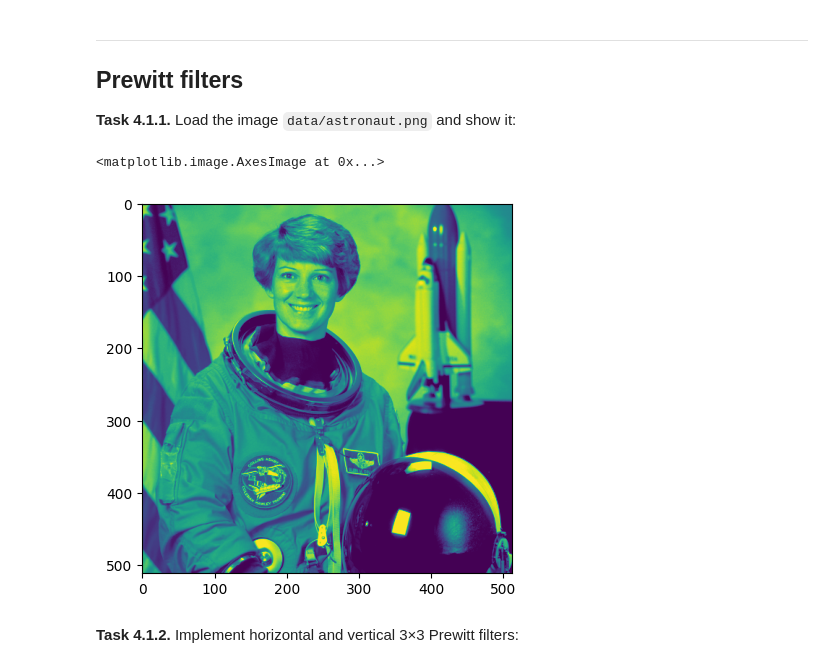
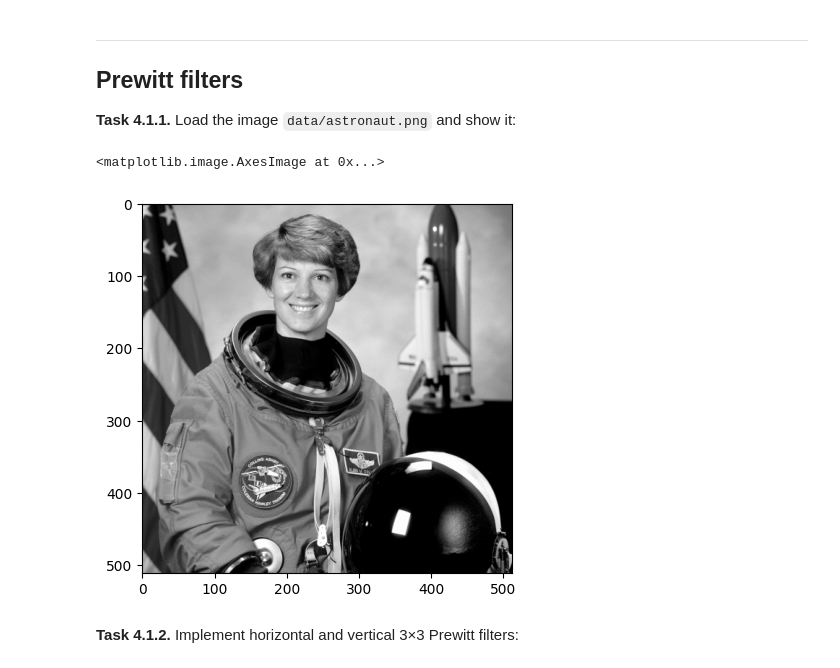
Before and after one commit to alisametbinici/mobi-fs3-python, a Jupyter notebook: task4.ipynb, the cells around one changed output. Cells and saved outputs as stored; diff of their text form; code cells hidden in the pictures.

```diff
--- a/task4.ipynb
+++ b/task4.ipynb
@@ -12,9 +12,9 @@ import skimage.io
 **<a id="#">Task 4.1.1.</a>** Load the image `data/astronaut.png` and show it:
 # %%
 img = plt.imread("data/astronaut.png")
-plt.imshow(img)
+plt.imshow(img, cmap = 'gray')
 # %% [output]
 <matplotlib.image.AxesImage at 0x...>
-[figure, old version]
+[figure, new version]
 # %% [markdown]
 **<a id="#">Task 4.1.2.</a>** Implement horizontal and vertical 3&times;3 Prewitt filters:
```
Also changed, not shown: parts of 6 cells of this notebook, 1 other file.
